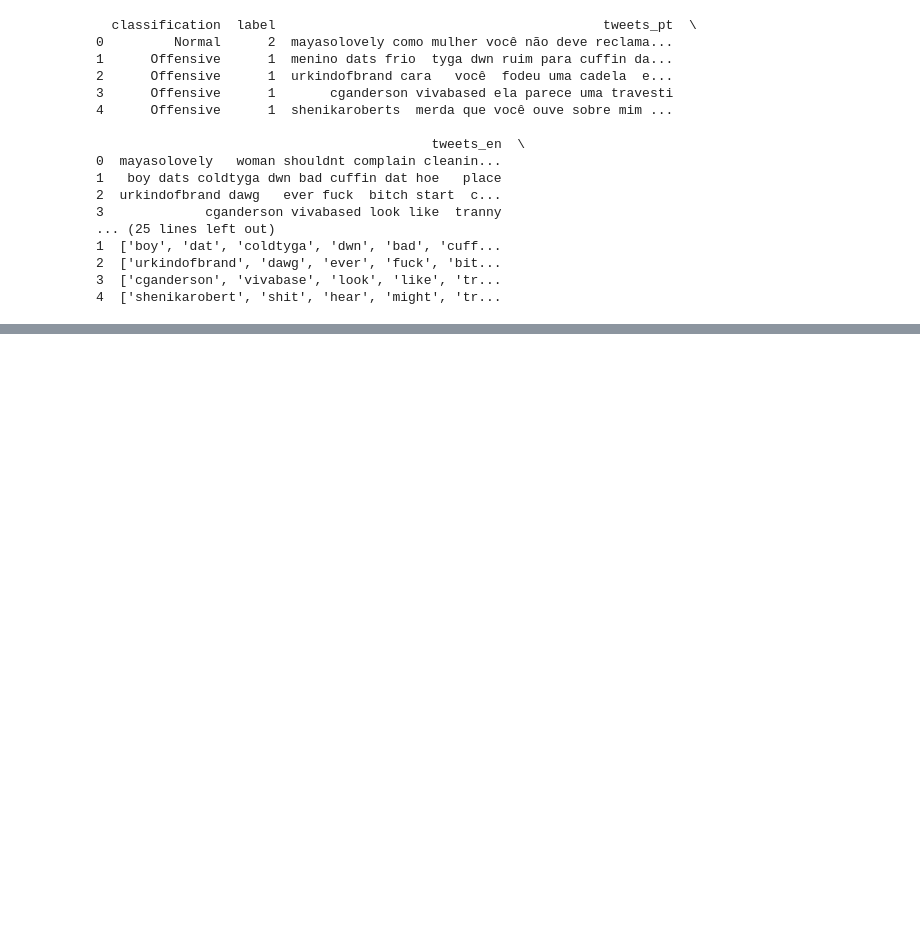
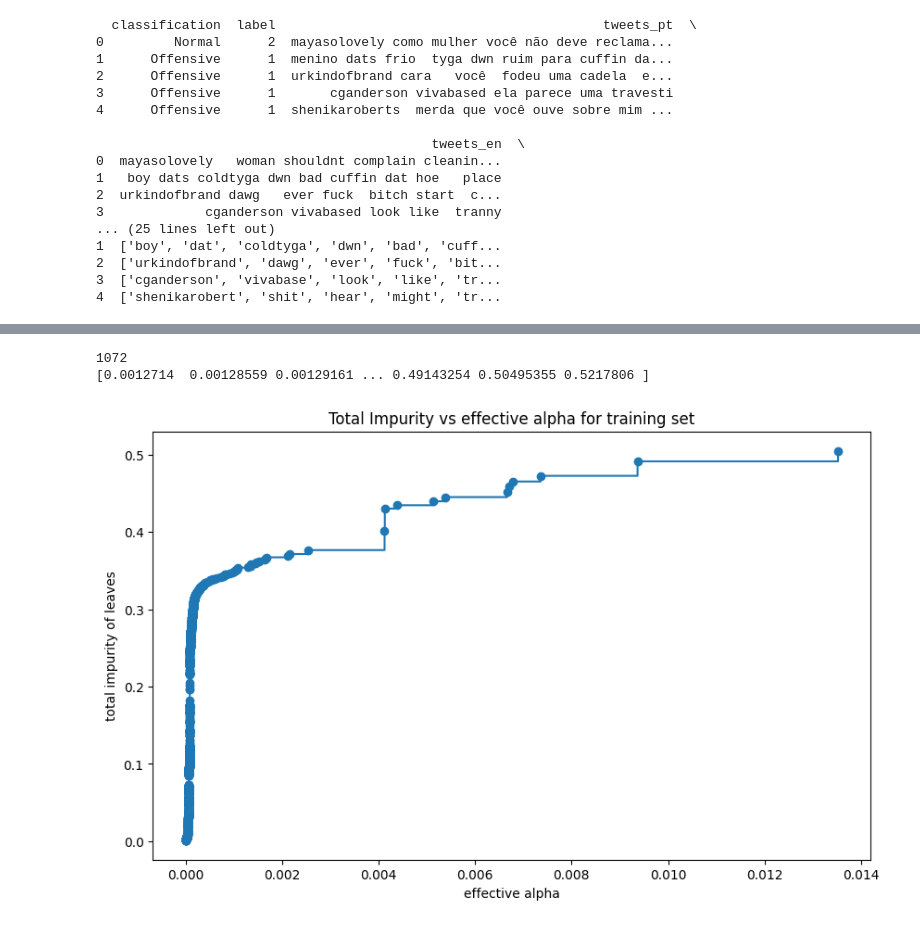
Before and after one commit to talesnobre/Final_Project-ML, a Jupyter notebook: arvore_decisao.ipynb, the cells around one changed output, grey strips where cells are left out. Cells and saved outputs as stored; diff of their text form; code cells hidden in the pictures; blank space fills up the shorter version.

```diff
--- a/arvore_decisao.ipynb
+++ b/arvore_decisao.ipynb
@@ -70,0 +82,18 @@ NameError: name 'cllf' is not defined
+# %%
+#recuperar os valores efetivos de alpha para a elaboração da fase de poda
+path = clf.cost_complexity_pruning_path(X_train_tree, y_train_tree)
+ccp_alphas, impurities = path.ccp_alphas, path.impurities
+
+#Plotar a relação entre os valores de alpha e impureza das folhas
+fig, ax = plt.subplots(figsize=(10, 6))
+ax.plot(ccp_alphas[:-1], impurities[:-1], marker='o', drawstyle="steps-post")
+ax.set_xlabel("effective alpha")
+ax.set_ylabel("total impurity of leaves")
+ax.set_title("Total Impurity vs effective alpha for training set")
+
+print(len(ccp_alphas))
+print(impurities)
+# %% [output]
+1072
+[0.0012714  0.00128559 0.00129161 ... 0.49143254 0.50495355 0.5217806 ]
+[figure, added]
```
Also changed, not shown: parts of 8 cells of this notebook, 4 other files.
